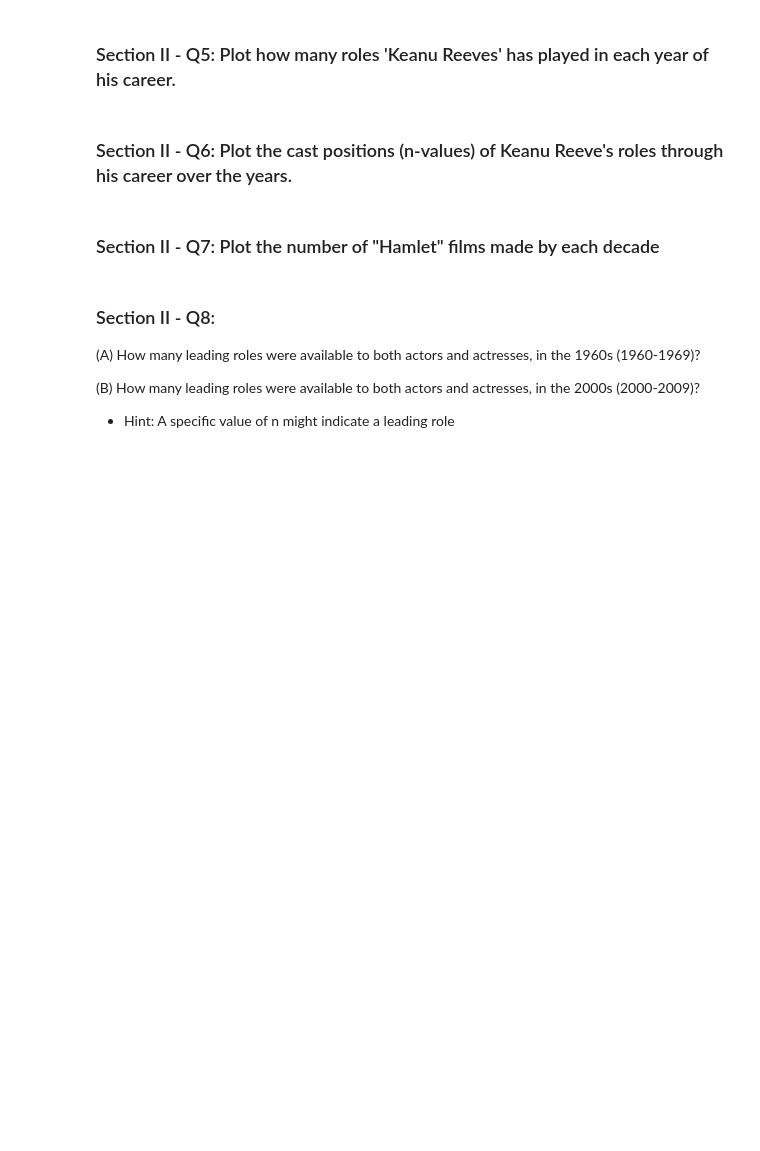
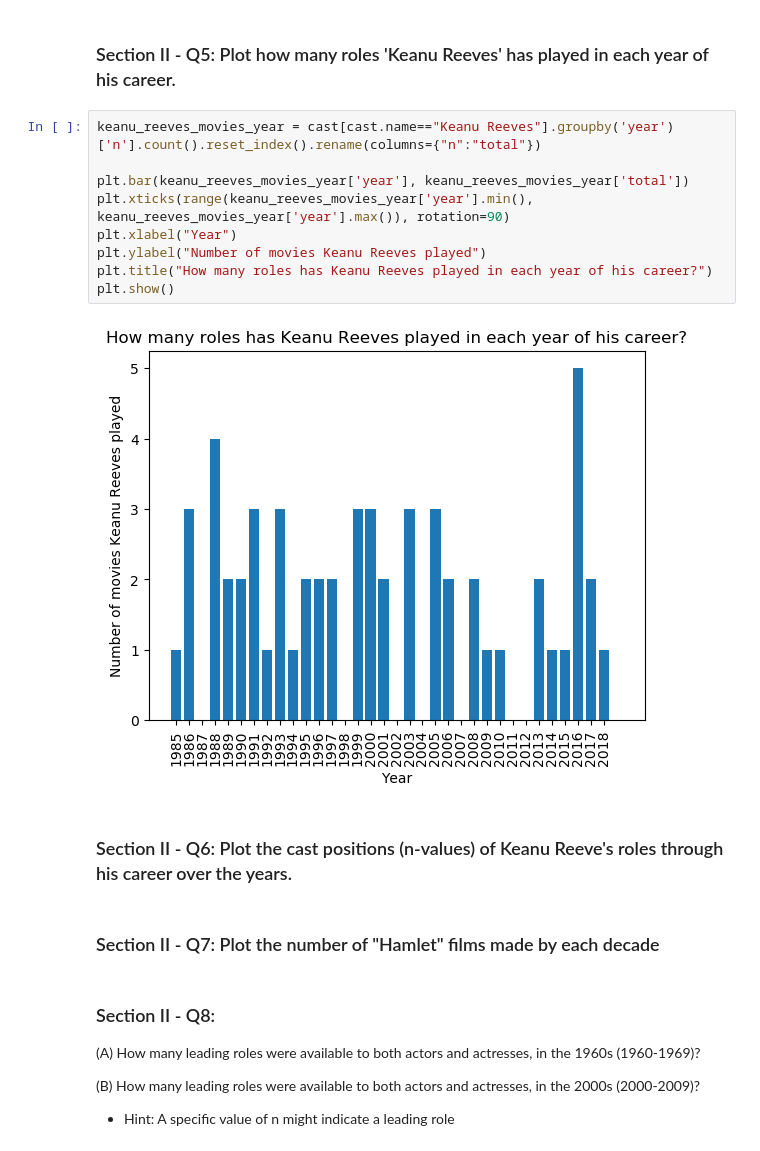
Before and after one commit to lfunderburk/mec-mini-projects, a Jupyter notebook: mec-5.3.10-data-wranging-with-pandas-mini-project/Mini_Project_Data_Wrangling_Pandas.ipynb, the cells around one changed output. Saved outputs shown, nothing was run; the diff lists cells and outputs as text; blank space fills up the shorter version.

```diff
--- a/mec-5.3.10-data-wranging-with-pandas-mini-project/Mini_Project_Data_Wrangling_Pandas.ipynb
+++ b/mec-5.3.10-data-wranging-with-pandas-mini-project/Mini_Project_Data_Wrangling_Pandas.ipynb
@@ -395,5 +528,16 @@ top_ten.plot(kind='barh')
 # %% [markdown]
 ### Section II - Q5: Plot how many roles 'Keanu Reeves' has played in each year of his career.
+# %%
+keanu_reeves_movies_year = cast[cast.name=="Keanu Reeves"].groupby('year')['n'].count().reset_index().rename(columns={"n":"total"})
+
+plt.bar(keanu_reeves_movies_year['year'], keanu_reeves_movies_year['total'])
+plt.xticks(range(keanu_reeves_movies_year['year'].min(), keanu_reeves_movies_year['year'].max()), rotation=90)
+plt.xlabel("Year")
+plt.ylabel("Number of movies Keanu Reeves played")
+plt.title("How many roles has Keanu Reeves played in each year of his career?")
+plt.show()
+# %% [output]
+[figure, added]
 # %% [markdown]
 ### Section II - Q6: Plot the cast positions (n-values) of Keanu Reeve's roles through his career over the years.
 # %% [markdown]
```
Also changed, not shown: parts of 25 cells of this notebook, 1 other file.
